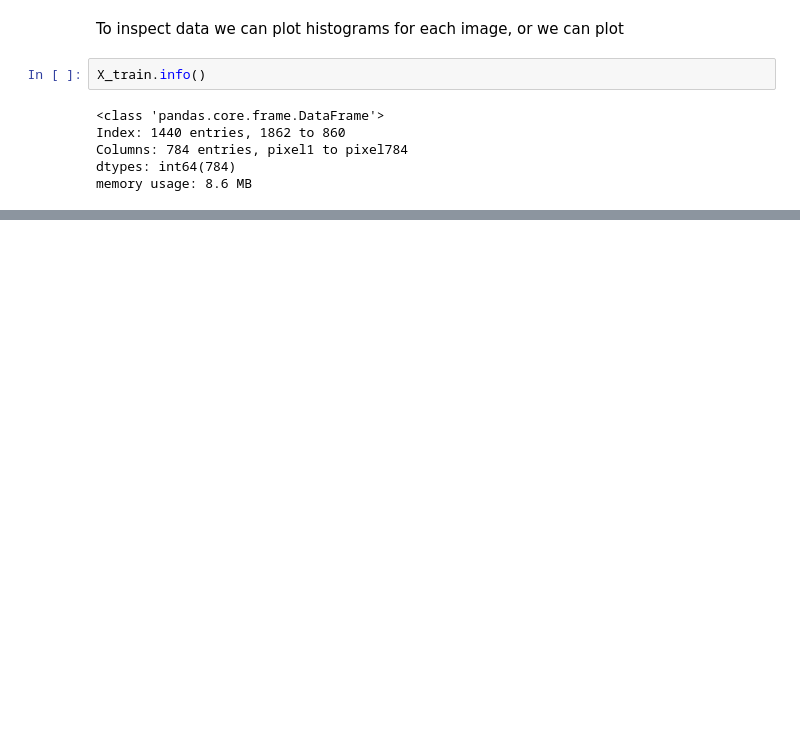
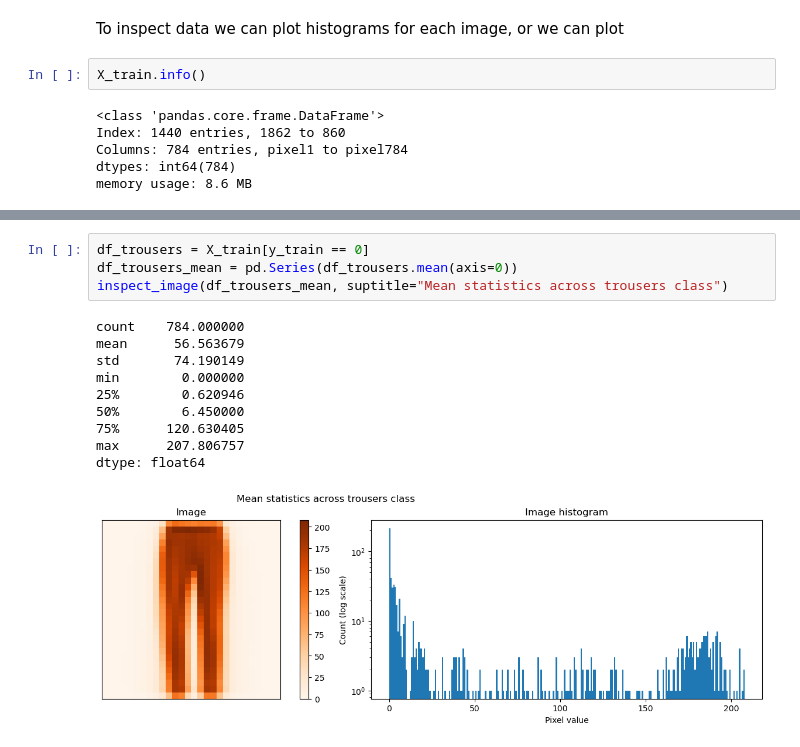
Before and after one commit to nickobard/Machine-Learning-II, a Jupyter notebook: 01/homework_01_B232.ipynb, the cells around one changed output, grey strips where cells are left out. Cells and saved outputs as stored; diff of their text form; blank space fills up the shorter version.

```diff
--- a/01/homework_01_B232.ipynb
+++ b/01/homework_01_B232.ipynb
@@ -184,0 +216,15 @@ memory usage: 8.6 MB
+# %%
+df_trousers = X_train[y_train == 0]
+df_trousers_mean = pd.Series(df_trousers.mean(axis=0))
+inspect_image(df_trousers_mean, suptitle="Mean statistics across trousers class")
+# %% [output]
+count    784.000000
+mean      56.563679
+std       74.190149
+min        0.000000
+25%        0.620946
+50%        6.450000
+75%      120.630405
+max      207.806757
+dtype: float64
+[figure, added]
```
Also changed, not shown: parts of 8 cells of this notebook.
